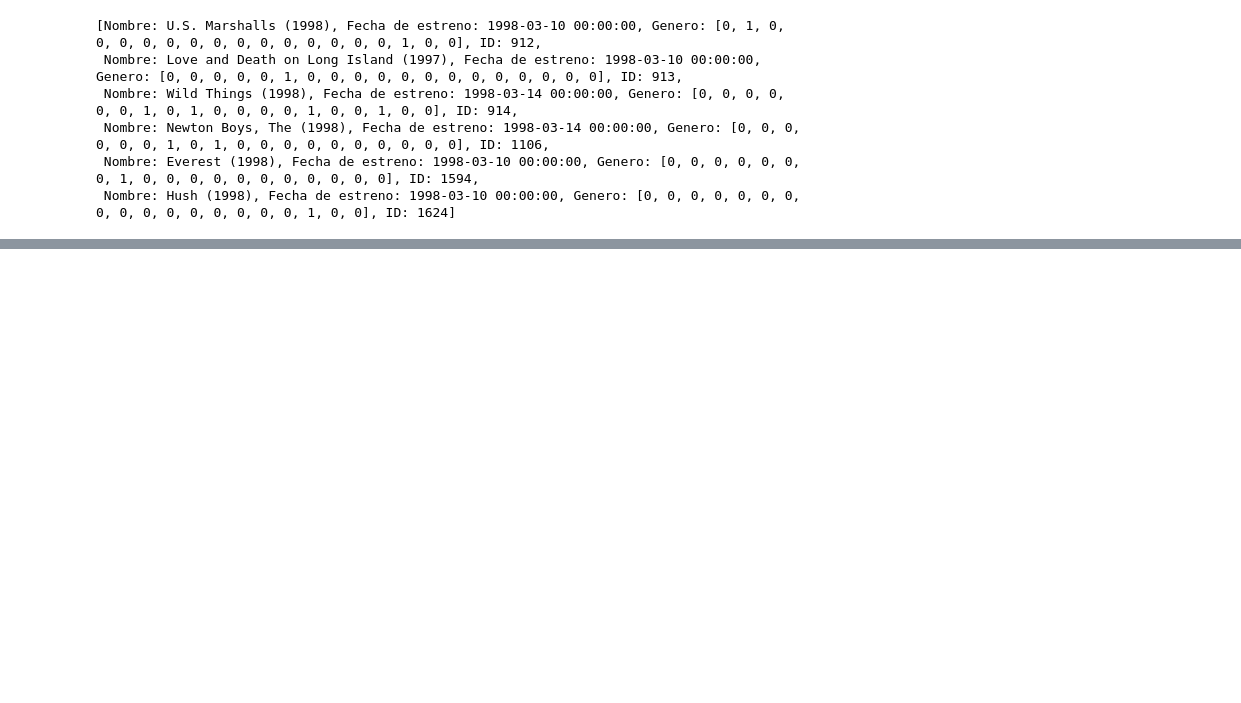
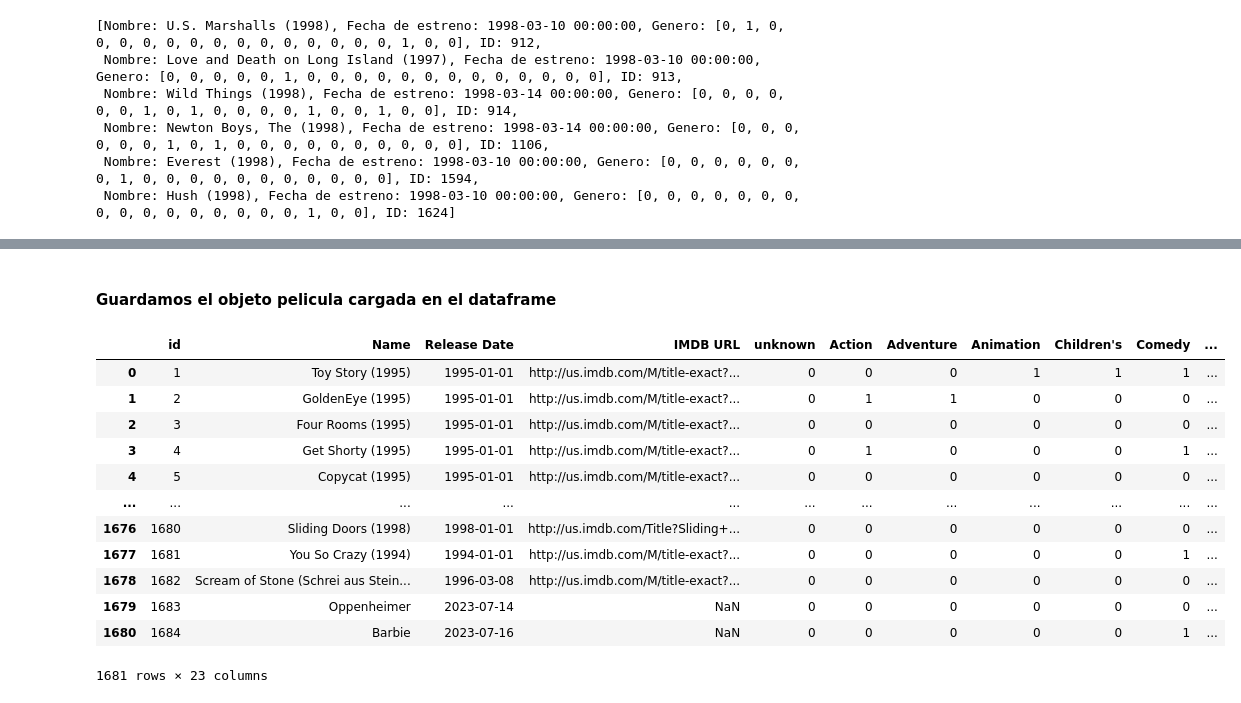
Before and after one commit to luispandolfi/DeepLearning2023_TP1_Gr1, a Jupyter notebook: TP_Integrador_Python.ipynb, the cells around one changed output, grey strips where cells are left out. Saved outputs shown, nothing was run; the diff lists cells and outputs as text; code cells hidden in the pictures; blank space fills up the shorter version.

```diff
--- a/TP_Integrador_Python.ipynb
+++ b/TP_Integrador_Python.ipynb
@@ -183,0 +106,6 @@ Opcionalmente se puede mostrar/entregar una notebook llamada 'EDA.ipynb' que con
+# %%
+nombre = 'Oppenheimer'
+fecha_estreno='2023-07-14'
+generos=['Drama']
+pelicula_nueva1 = Pelicula(nombre, fecha_estreno, generos)
+pelicula_nueva1.__repr__()
@@ -183,0 +114,6 @@ Opcionalmente se puede mostrar/entregar una notebook llamada 'EDA.ipynb' que con
+# %%
+nombre = 'Barbie'
+fecha_estreno='2023-07-16'
+generos=['Comedy','Fantasy']
+pelicula_nueva2 = Pelicula(nombre, fecha_estreno, generos)
+pelicula_nueva2.__repr__()
@@ -183,0 +122,21 @@ Opcionalmente se puede mostrar/entregar una notebook llamada 'EDA.ipynb' que con
+# %% [markdown]
+#### Guardamos el objeto pelicula cargada en el dataframe
+# %%
+df_peliculas = pelicula_nueva1.write_df(df_peliculas)
+df_peliculas = pelicula_nueva2.write_df(df_peliculas)
+# %%
+df_peliculas
+# %% [output]
+|  | id | Name | Release Date | IMDB URL | unknown | Action | Adventure | Animation | Children's | Comedy | ... |
+| 0 | 1 | Toy Story (1995) | 1995-01-01 | http://us.imdb.com/M/title-exact?... | 0 | 0 | 0 | 1 | 1 | 1 | ... |
+| 1 | 2 | GoldenEye (1995) | 1995-01-01 | http://us.imdb.com/M/title-exact?... | 0 | 1 | 1 | 0 | 0 | 0 | ... |
+| 2 | 3 | Four Rooms (1995) | 1995-01-01 | http://us.imdb.com/M/title-exact?... | 0 | 0 | 0 | 0 | 0 | 0 | ... |
+| 3 | 4 | Get Shorty (1995) | 1995-01-01 | http://us.imdb.com/M/title-exact?... | 0 | 1 | 0 | 0 | 0 | 1 | ... |
+| 4 | 5 | Copycat (1995) | 1995-01-01 | http://us.imdb.com/M/title-exact?... | 0 | 0 | 0 | 0 | 0 | 0 | ... |
+| ... | ... | ... | ... | ... | ... | ... | ... | ... | ... | ... | ... |
+| 1676 | 1680 | Sliding Doors (1998) | 1998-01-01 | http://us.imdb.com/Title?Sliding+... | 0 | 0 | 0 | 0 | 0 | 0 | ... |
+| 1677 | 1681 | You So Crazy (1994) | 1994-01-01 | http://us.imdb.com/M/title-exact?... | 0 | 0 | 0 | 0 | 0 | 1 | ... |
+| 1678 | 1682 | Scream of Stone (Schrei aus Stein... | 1996-03-08 | http://us.imdb.com/M/title-exact?... | 0 | 0 | 0 | 0 | 0 | 0 | ... |
+| 1679 | 1683 | Oppenheimer | 2023-07-14 | NaN | 0 | 0 | 0 | 0 | 0 | 0 | ... |
+| 1680 | 1684 | Barbie | 2023-07-16 | NaN | 0 | 0 | 0 | 0 | 0 | 1 | ... |
+1681 rows × 23 columns
```
Also changed, not shown: parts of 44 cells of this notebook.
